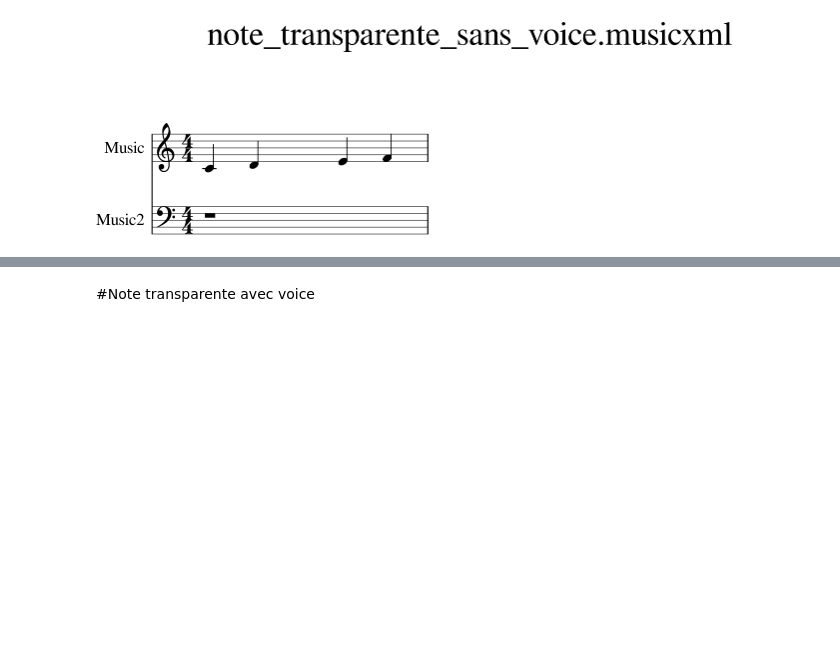
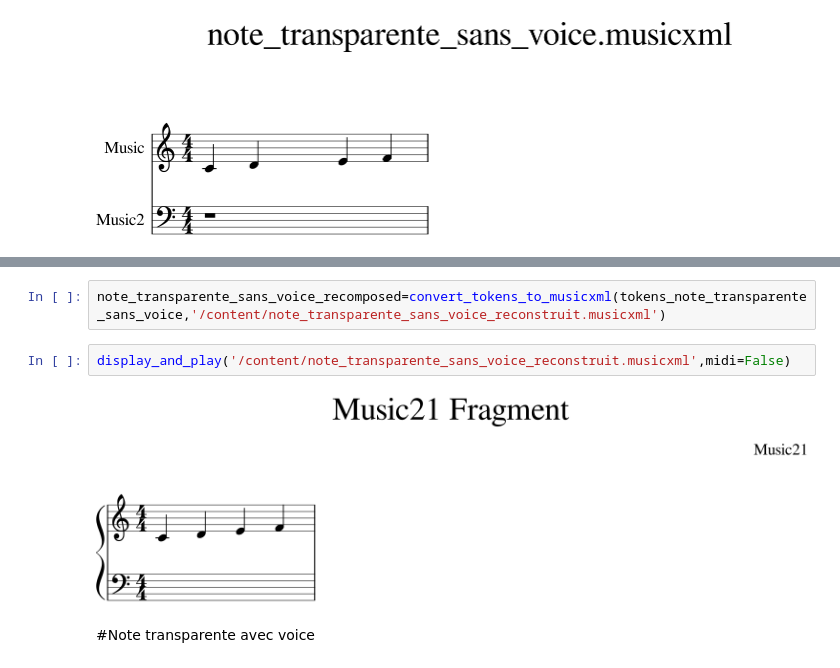
Before and after one commit to gomar0801/BachGen, a Jupyter notebook: notebooks/Test sur le github BachGen.ipynb, the cells around one changed output, grey strips where cells are left out. Cells and saved outputs as stored; diff of their text form; blank space fills up the shorter version.

```diff
--- a/notebooks/Test sur le github BachGen.ipynb
+++ b/notebooks/Test sur le github BachGen.ipynb
@@ -58,4 +112,10 @@ print(tokens_note_transparente_sans_voice)
 ['R', 'bar', 'key_natural_0', 'time_4/4', 'clef_treble', 'note_C4', 'len_1', 'note_D4', 'len_1', 'note_E4', 'len_1', 'note_F4', 'len_1', 'L', 'bar', 'key_natural_0', 'time_4/4', 'clef_bass']
+# %%
+note_transparente_sans_voice_recomposed=convert_tokens_to_musicxml(tokens_note_transparente_sans_voice,'/content/note_transparente_sans_voice_reconstruit.musicxml')
+# %%
+display_and_play('/content/note_transparente_sans_voice_reconstruit.musicxml',midi=False)
+# %% [output]
+[figure, added]
 # %% [markdown]
 #Note transparente avec voice
 # %%
```
Also changed, not shown: parts of 23 cells of this notebook.
